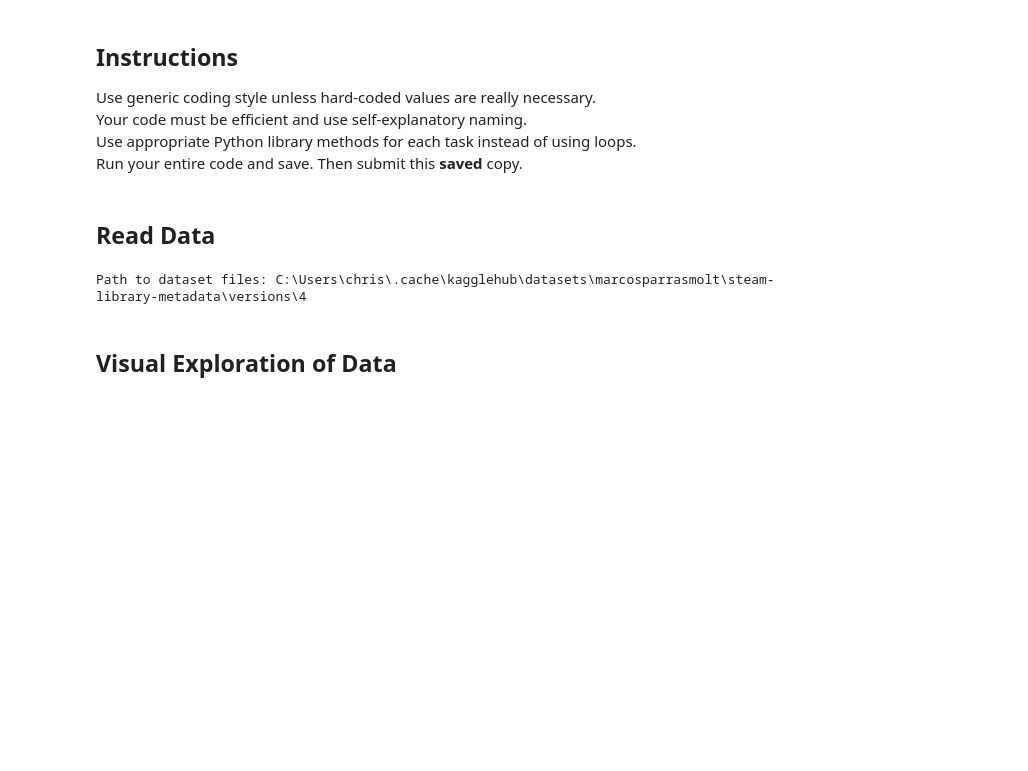
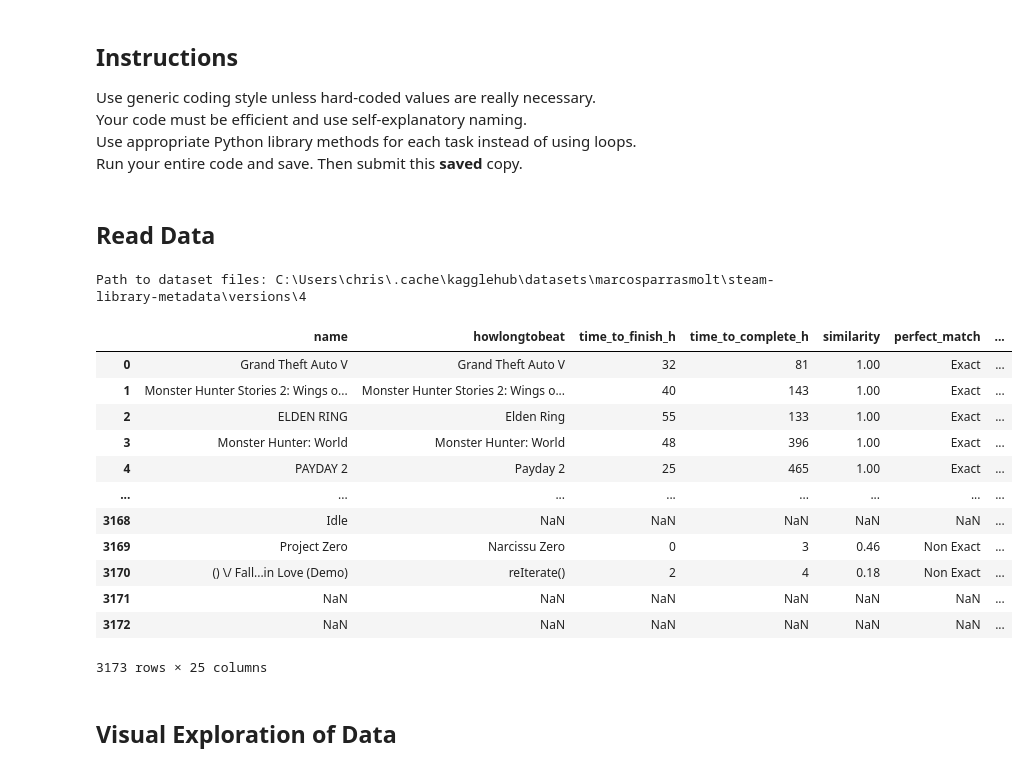
Before and after one commit to Sharpy796/CMPS4510_SteamGameAnalyzer, a Jupyter notebook: project_cluster_cmps451.ipynb, the cells around one changed output. Cells and saved outputs as stored; diff of their text form; code cells hidden in the pictures; blank space fills up the shorter version.

```diff
--- a/project_cluster_cmps451.ipynb
+++ b/project_cluster_cmps451.ipynb
@@ -20,10 +20,25 @@ import numpy as np
 # %%
 # Download latest version
 path = kagglehub.dataset_download("marcosparrasmolt/steam-library-metadata")
 print("Path to dataset files:", path)
 dataset_path = os.path.join(path, "Steam_Metadata_Full_marko_pakete.csv")
 df = pd.read_csv(dataset_path)
+
+df
 # %% [output]
 Path to dataset files: C:\Users\chris\.cache\kagglehub\datasets\marcosparrasmolt\steam-library-metadata\versions\4
+|  | name | howlongtobeat | time_to_finish_h | time_to_complete_h | similarity | perfect_match | ... |
+| 0 | Grand Theft Auto V | Grand Theft Auto V | 32 | 81 | 1.00 | Exact | ... |
+| 1 | Monster Hunter Stories 2: Wings o... | Monster Hunter Stories 2: Wings o... | 40 | 143 | 1.00 | Exact | ... |
+| 2 | ELDEN RING | Elden Ring | 55 | 133 | 1.00 | Exact | ... |
+| 3 | Monster Hunter: World | Monster Hunter: World | 48 | 396 | 1.00 | Exact | ... |
+| 4 | PAYDAY 2 | Payday 2 | 25 | 465 | 1.00 | Exact | ... |
+| ... | ... | ... | ... | ... | ... | ... | ... |
+| 3168 | Idle | NaN | NaN | NaN | NaN | NaN | ... |
+| 3169 | Project Zero | Narcissu Zero | 0 | 3 | 0.46 | Non Exact | ... |
+| 3170 | () \/ Fall...in Love (Demo) | reIterate() | 2 | 4 | 0.18 | Non Exact | ... |
+| 3171 | NaN | NaN | NaN | NaN | NaN | NaN | ... |
+| 3172 | NaN | NaN | NaN | NaN | NaN | NaN | ... |
+3173 rows × 25 columns
 # %% [markdown]
 ## Visual Exploration of Data
```
Also changed, not shown: parts of 2 cells of this notebook.
